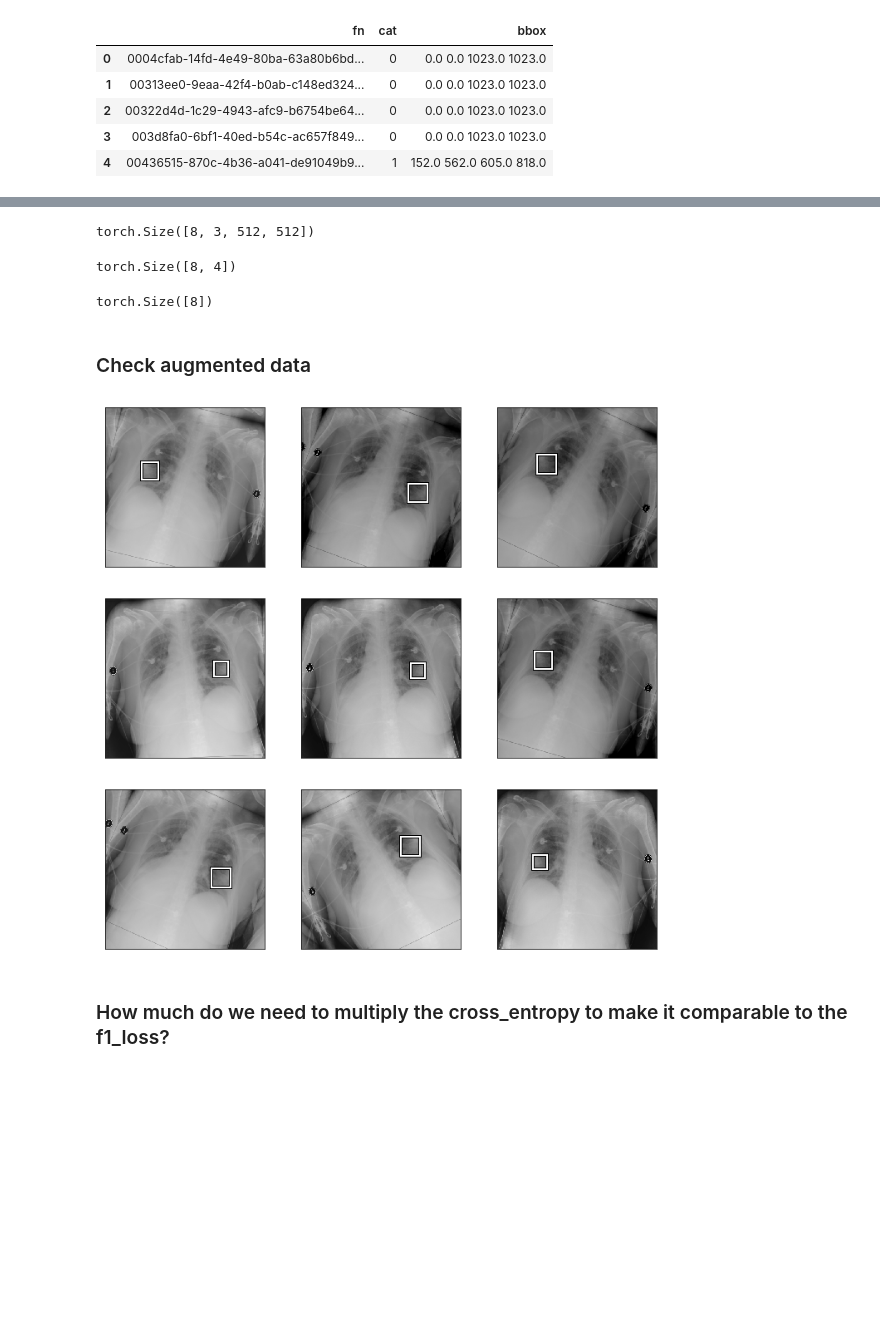
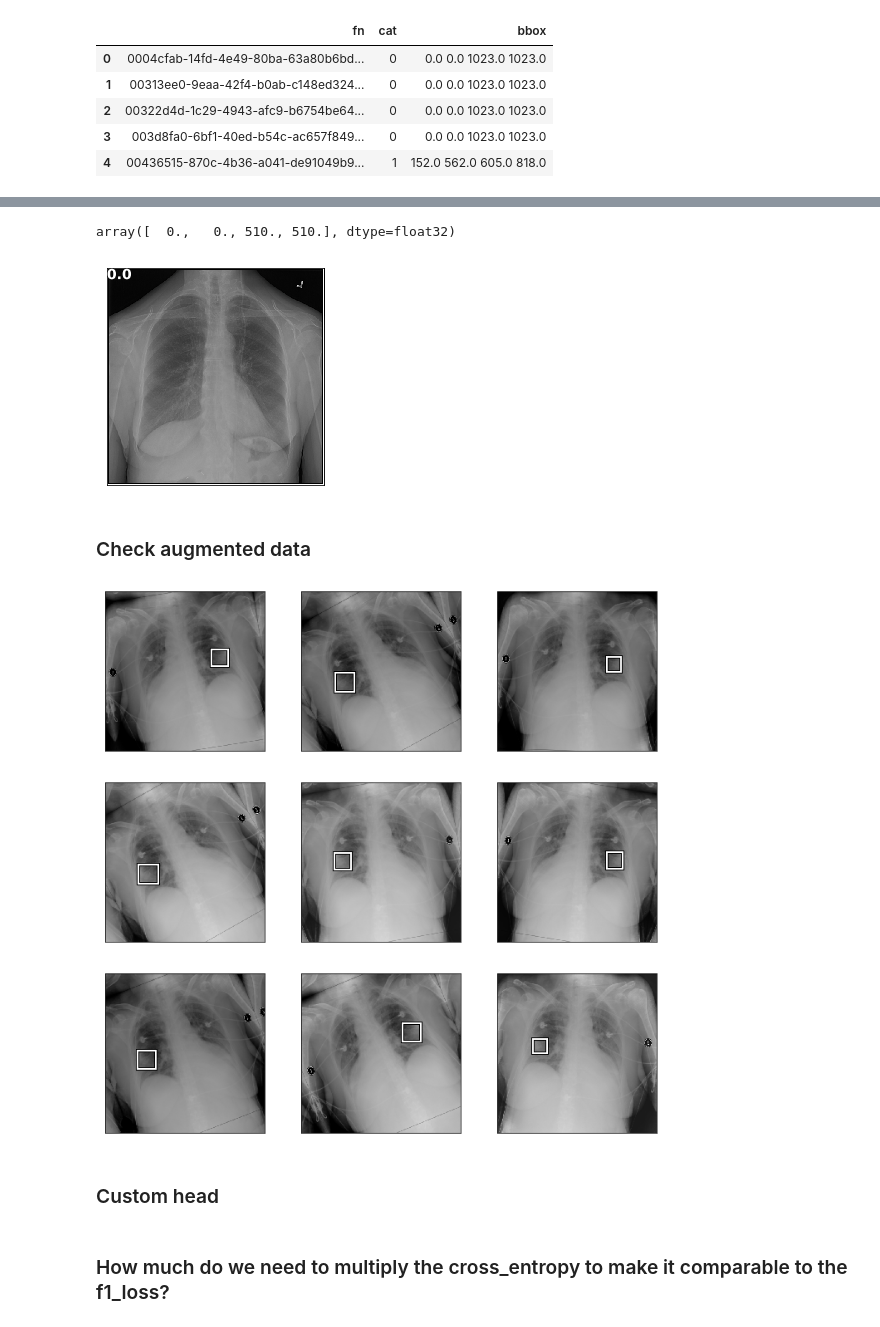
Before and after one commit to ChristophNeuner/RSNA_PDC, a Jupyter notebook: RSNA_PDC/RSNA_PDC.ipynb, the cells around one changed output, grey strips where cells are left out. Saved outputs shown, nothing was run; the diff lists cells and outputs as text; code cells hidden in the pictures; blank space fills up the shorter version.

```diff
--- a/RSNA_PDC/RSNA_PDC.ipynb
+++ b/RSNA_PDC/RSNA_PDC.ipynb
@@ -858,7 +850,7 @@ plt.tight_layout()
 # %%
 (dp/'tmp').mkdir(exist_ok=True)
 
-CSV_LRG = dp/'tmp/lrg.csv'
+CSV = dp/'tmp/class.csv'
 BB_CSV = dp/'tmp/bb.csv'
 # %%
 df_lrg = pd.DataFrame({'fn': [parsed_lrg[o]['png'] for o in parsed_lrg],
@@ -1015,19 +1007,20 @@ trn_ds[0][1]
 md_box.trn_dl.dataset = trn_ds
 md_box.val_dl.dataset = val_ds
 # %%
-x, y = next(iter(md_box.trn_dl))
+x,y=next(iter(md_box.val_dl))
-# %%
-x.shape
-# %% [output]
-torch.Size([8, 3, 512, 512])
-# %%
-y[0].shape
-# %% [output]
-torch.Size([8, 4])
-# %%
-y[1].shape
-# %% [output]
-torch.Size([8])
+# %%
+idx=3
+ima=md_box.val_ds.ds.denorm(to_np(x))[idx]
+b = bb_hw(to_np(y[0][idx]))
+b
+# %% [output]
+array([  0.,   0., 510., 510.], dtype=float32)
+# %%
+ax = show_img(ima)
+draw_rect(ax, b)
+draw_text(ax, b[:2], md_box.classes[y[1][idx]])
+# %% [output]
+[figure, added]
 # %% [markdown]
 ### Check augmented data
 # %%
@@ -1040,7 +1033,9 @@ for i,ax in enumerate(axes.flat):
     show_img(ima, ax=ax)
     draw_rect(ax, b)
 # %% [output]
-[figure, old version]
+[figure, new version]
+# %% [markdown]
+### Custom head
 # %%
 head_reg4 = nn.Sequential(
     Flatten(),
```
Also changed, not shown: parts of 45 cells of this notebook.
